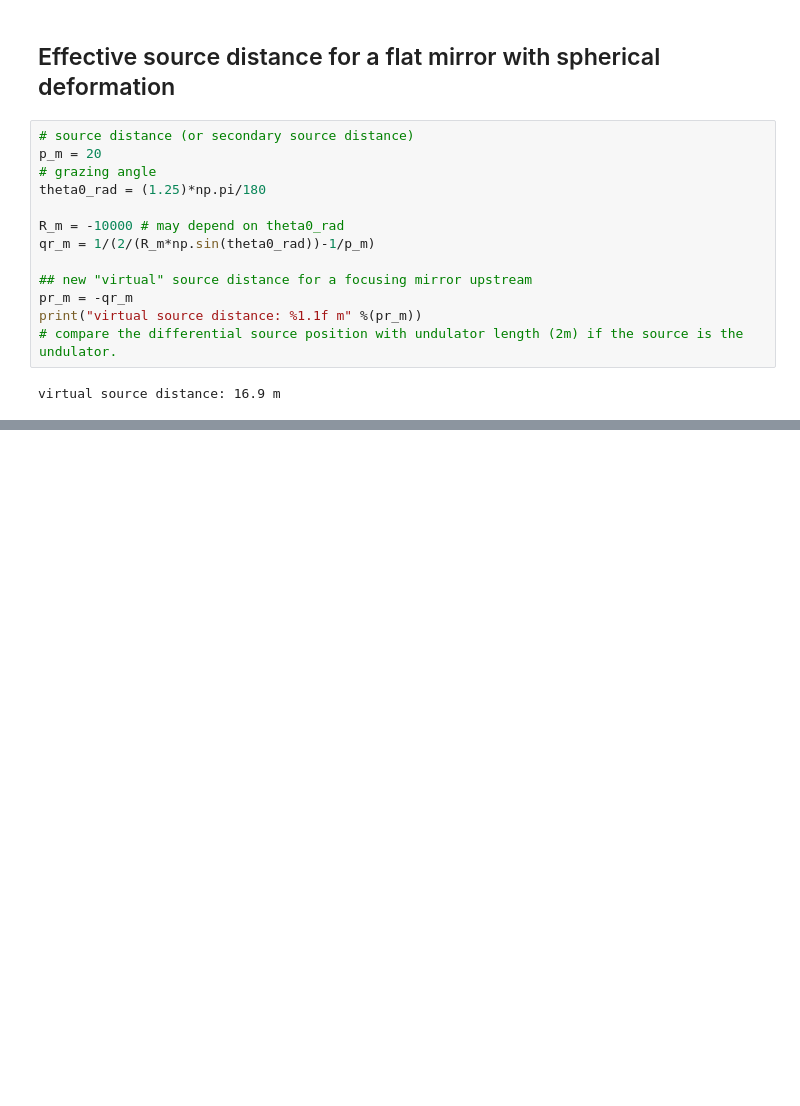
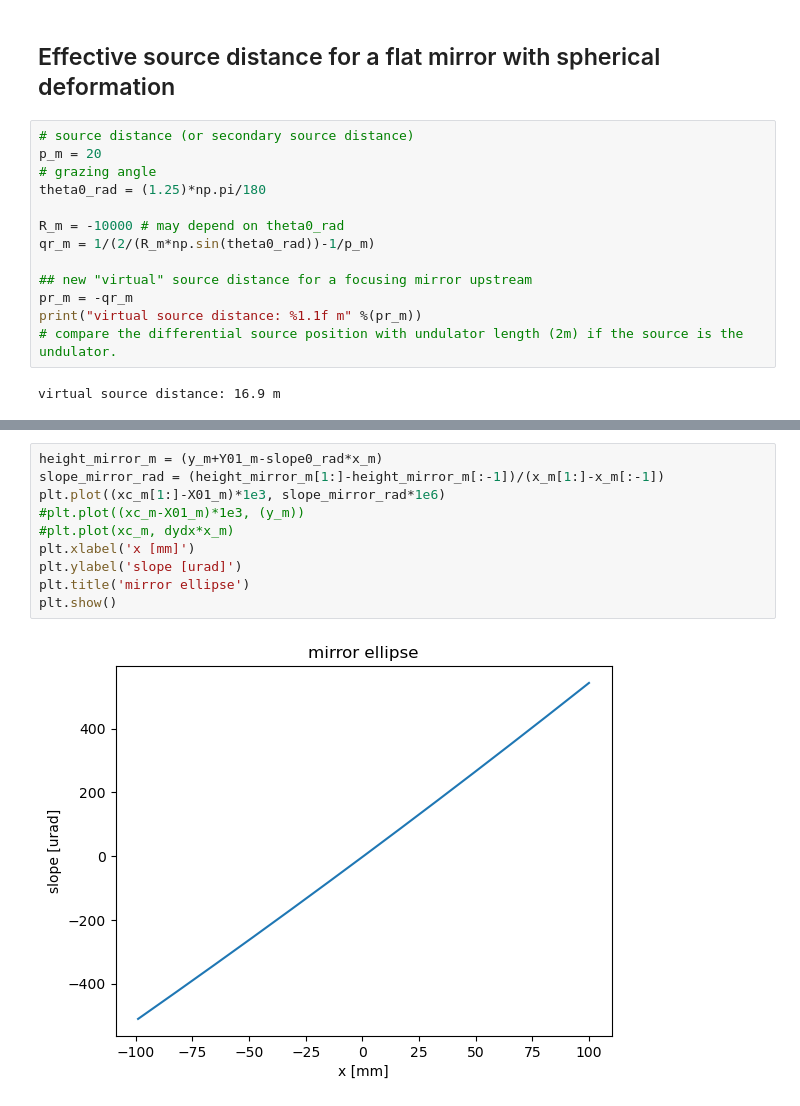
Before and after one commit to ALS-X-Ray-optics/aiw-notebooks, a Jupyter notebook: 02_coddington_equations.ipynb, the cells around one changed output, grey strips where cells are left out. Drawn from its saved outputs; the diff is of its cells as text; blank space fills up the shorter version.

```diff
--- a/02_coddington_equations.ipynb
+++ b/02_coddington_equations.ipynb
@@ -130,0 +241,12 @@ virtual source distance: 16.9 m
+# %%
+height_mirror_m = (y_m+Y01_m-slope0_rad*x_m)
+slope_mirror_rad = (height_mirror_m[1:]-height_mirror_m[:-1])/(x_m[1:]-x_m[:-1])
+plt.plot((xc_m[1:]-X01_m)*1e3, slope_mirror_rad*1e6)
+#plt.plot((xc_m-X01_m)*1e3, (y_m))
+#plt.plot(xc_m, dydx*x_m)
+plt.xlabel('x [mm]')
+plt.ylabel('slope [urad]')
+plt.title('mirror ellipse')
+plt.show()
+# %% [output]
+[figure, added]
```
Also changed, not shown: parts of 10 cells of this notebook, 5 other files.
